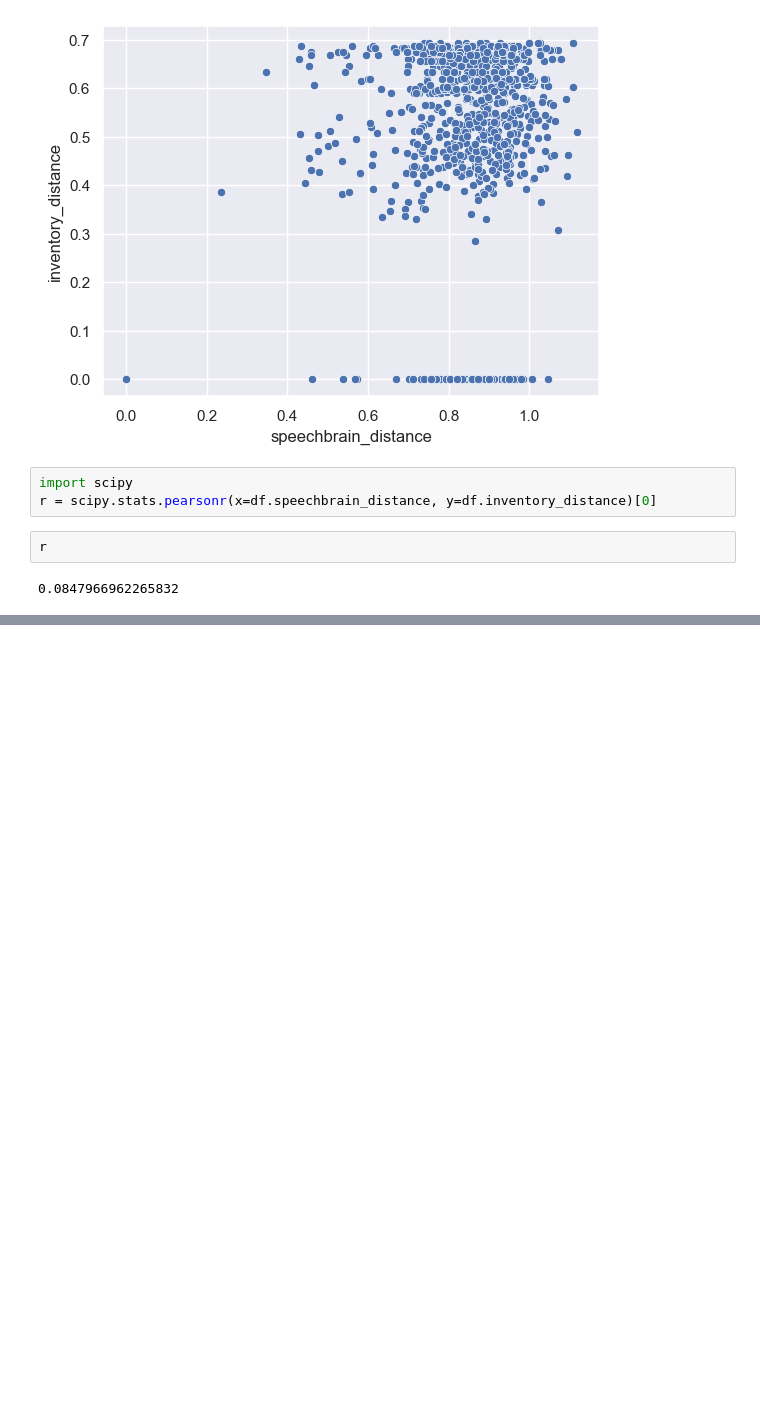
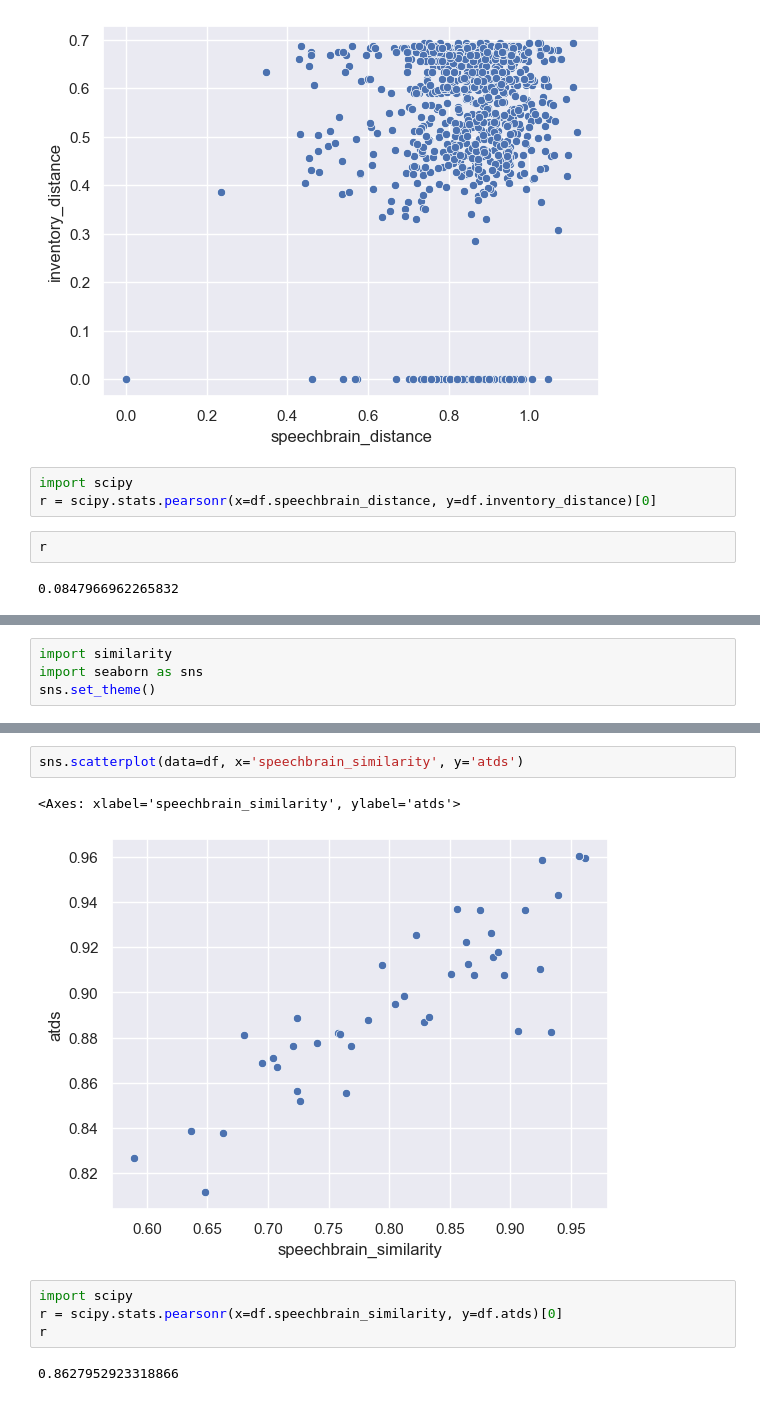
Before and after one commit to oadams/lang_dist_analysis, a Jupyter notebook: analysis.ipynb, the cells around one changed output, grey strips where cells are left out. Drawn from its saved outputs; the diff is of its cells as text; blank space fills up the shorter version.

Commit message:
comparing ATDS-wer relationship with speechbrain-wer relationshipo.

```diff
--- a/analysis.ipynb
+++ b/analysis.ipynb
@@ -290,3 +288,7 @@ import similarity
+# %%
+import similarity
+import seaborn as sns
+sns.set_theme()
 # %%
 atds = similarity.load_atds_sims()
 speechbrain = similarity.compute_speechbrain_similarities()
@@ -293,0 +298,11 @@ df = atds.join(speechbrain.set_index(['ref_lang', 'comp_lang']), on=['ref_lang',
+# %%
+sns.scatterplot(data=df, x='speechbrain_similarity', y='atds')
+# %% [output]
+<Axes: xlabel='speechbrain_similarity', ylabel='atds'>
+[figure, added]
+# %%
+import scipy
+r = scipy.stats.pearsonr(x=df.speechbrain_similarity, y=df.atds)[0]
+r
+# %% [output]
+0.8627952923318866
```
Also changed, not shown: parts of 2 cells of this notebook, 1 other file.
